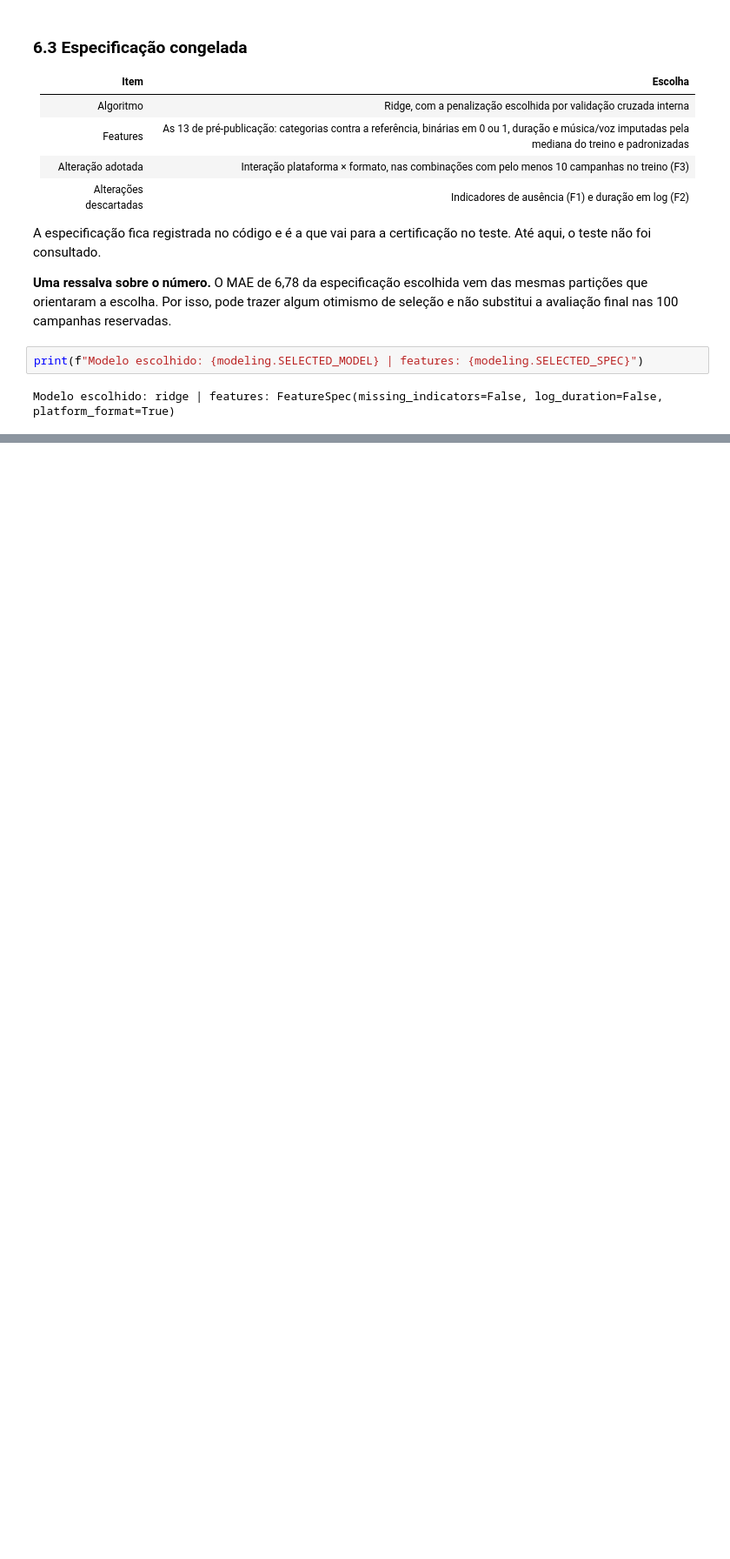
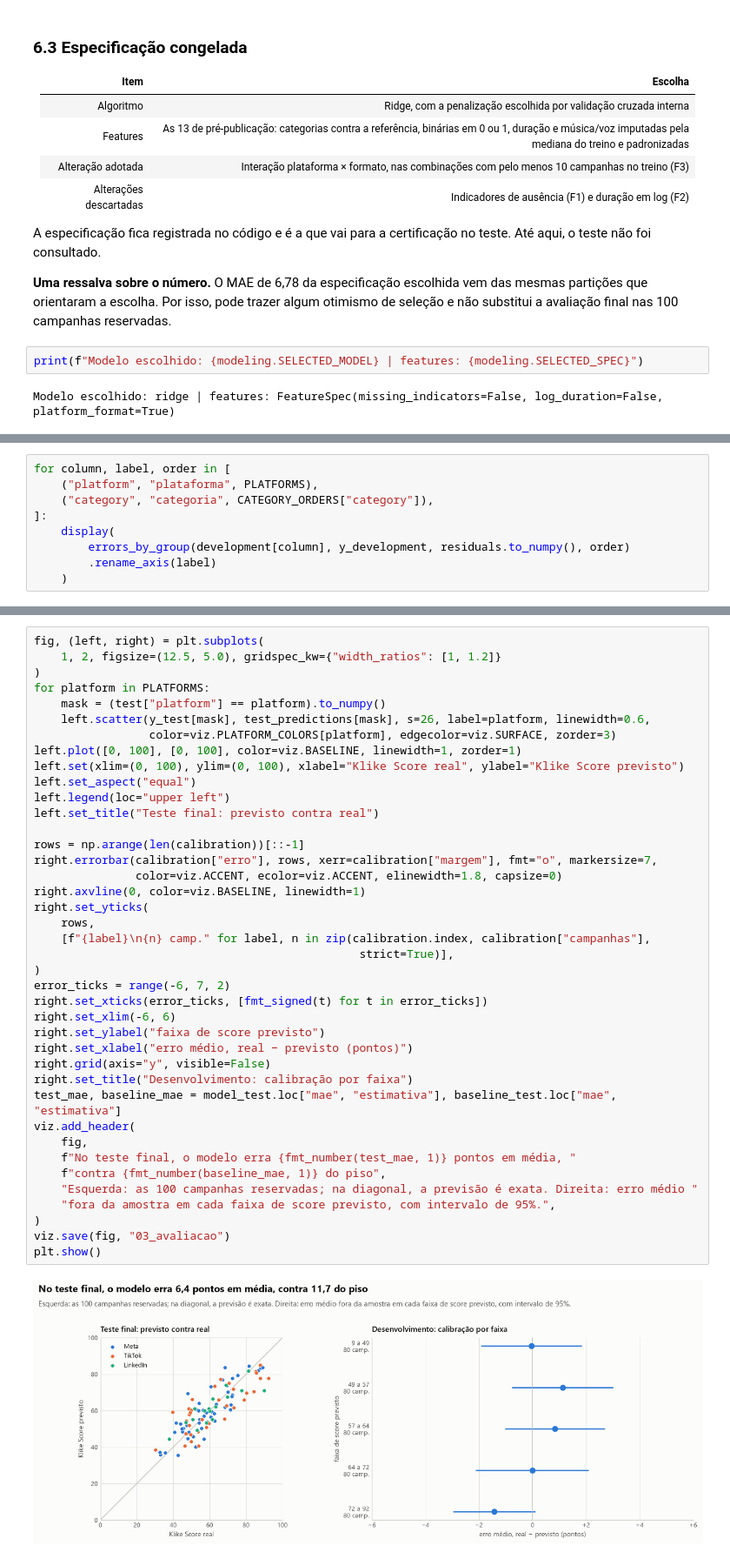
Before and after one commit to murilozgodoy/case_klike.ia, a Jupyter notebook: notebooks/03_modeling.ipynb, the cells around one changed output, grey strips where cells are left out. Shown at 87% size. Saved outputs shown, nothing was run; the diff lists cells and outputs as text; blank space fills up the shorter version.

```diff
--- a/notebooks/03_modeling.ipynb
+++ b/notebooks/03_modeling.ipynb
@@ -574,0 +853,9 @@ Modelo escolhido: ridge | features: FeatureSpec(missing_indicators=False, log_du
+# %%
+for column, label, order in [
+    ("platform", "plataforma", PLATFORMS),
+    ("category", "categoria", CATEGORY_ORDERS["category"]),
+]:
+    display(
+        errors_by_group(development[column], y_development, residuals.to_numpy(), order)
+        .rename_axis(label)
+    )
@@ -574,0 +964,42 @@ Modelo escolhido: ridge | features: FeatureSpec(missing_indicators=False, log_du
+# %%
+fig, (left, right) = plt.subplots(
+    1, 2, figsize=(12.5, 5.0), gridspec_kw={"width_ratios": [1, 1.2]}
+)
+for platform in PLATFORMS:
+    mask = (test["platform"] == platform).to_numpy()
+    left.scatter(y_test[mask], test_predictions[mask], s=26, label=platform, linewidth=0.6,
+                 color=viz.PLATFORM_COLORS[platform], edgecolor=viz.SURFACE, zorder=3)
+left.plot([0, 100], [0, 100], color=viz.BASELINE, linewidth=1, zorder=1)
+left.set(xlim=(0, 100), ylim=(0, 100), xlabel="Klike Score real", ylabel="Klike Score previsto")
+left.set_aspect("equal")
+left.legend(loc="upper left")
+left.set_title("Teste final: previsto contra real")
+
+rows = np.arange(len(calibration))[::-1]
+right.errorbar(calibration["erro"], rows, xerr=calibration["margem"], fmt="o", markersize=7,
+               color=viz.ACCENT, ecolor=viz.ACCENT, elinewidth=1.8, capsize=0)
+right.axvline(0, color=viz.BASELINE, linewidth=1)
+right.set_yticks(
+    rows,
+    [f"{label}\n{n} camp." for label, n in zip(calibration.index, calibration["campanhas"],
+                                                strict=True)],
+)
+error_ticks = range(-6, 7, 2)
+right.set_xticks(error_ticks, [fmt_signed(t) for t in error_ticks])
+right.set_xlim(-6, 6)
+right.set_ylabel("faixa de score previsto")
+right.set_xlabel("erro médio, real − previsto (pontos)")
+right.grid(axis="y", visible=False)
+right.set_title("Desenvolvimento: calibração por faixa")
+test_mae, baseline_mae = model_test.loc["mae", "estimativa"], baseline_test.loc["mae", "estimativa"]
+viz.add_header(
+    fig,
+    f"No teste final, o modelo erra {fmt_number(test_mae, 1)} pontos em média, "
+    f"contra {fmt_number(baseline_mae, 1)} do piso",
+    "Esquerda: as 100 campanhas reservadas; na diagonal, a previsão é exata. Direita: erro médio "
+    "fora da amostra em cada faixa de score previsto, com intervalo de 95%.",
+)
+viz.save(fig, "03_avaliacao")
+plt.show()
+# %% [output]
+[figure, added]
```
Also changed, not shown: parts of 30 cells of this notebook, 3 other files.
